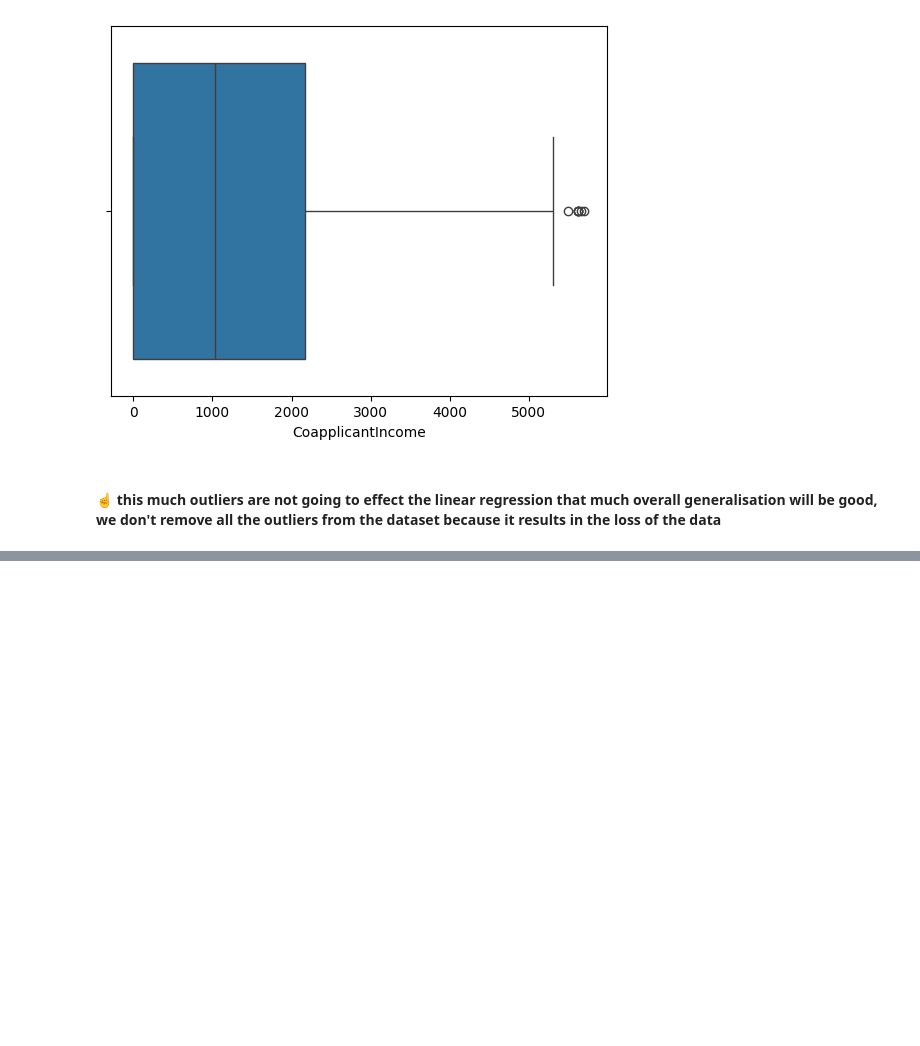
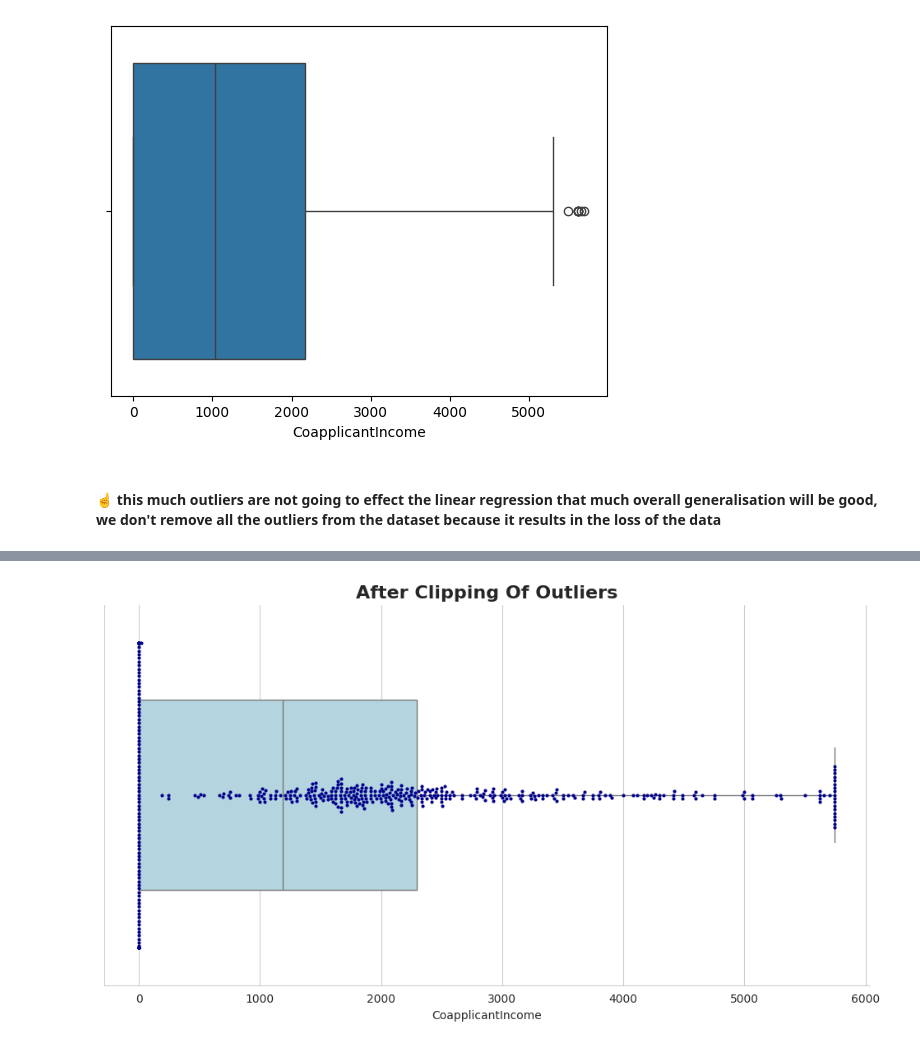
Before and after one commit to Akash123-cyber/ML-Journey, a Jupyter notebook: 4.1_IQR_Outlier_handling.ipynb, the cells around one changed output, grey strips where cells are left out. Saved outputs shown, nothing was run; the diff lists cells and outputs as text; code cells hidden in the pictures; blank space fills up the shorter version.

```diff
--- a/4.1_IQR_Outlier_handling.ipynb
+++ b/4.1_IQR_Outlier_handling.ipynb
@@ -344,0 +433,28 @@ plt.show()
+# %%
+dataset1["CoapplicantIncome"] = dataset1["CoapplicantIncome"].clip(lower = lower_bound, upper = upper_bound)
+# %%
+plt.figure(figsize=(12,6))
+sns.set_style("whitegrid")
+plt.title("After Clipping Of Outliers",fontsize= 16, fontweight = 'bold')
+
+
+sns.boxplot(
+    x = "CoapplicantIncome",
+    data = dataset1,
+    width = 0.5,
+    color = 'lightblue',
+    zorder = 1
+)
+
+sns.swarmplot(
+    x = "CoapplicantIncome",
+    data = dataset1,
+    size = 3,
+    color = "darkblue",
+    zorder = 2
+)
+
+sns.despine()
+plt.show()
+# %% [output]
+[figure, added]
```
Also changed, not shown: parts of 7 cells of this notebook.
